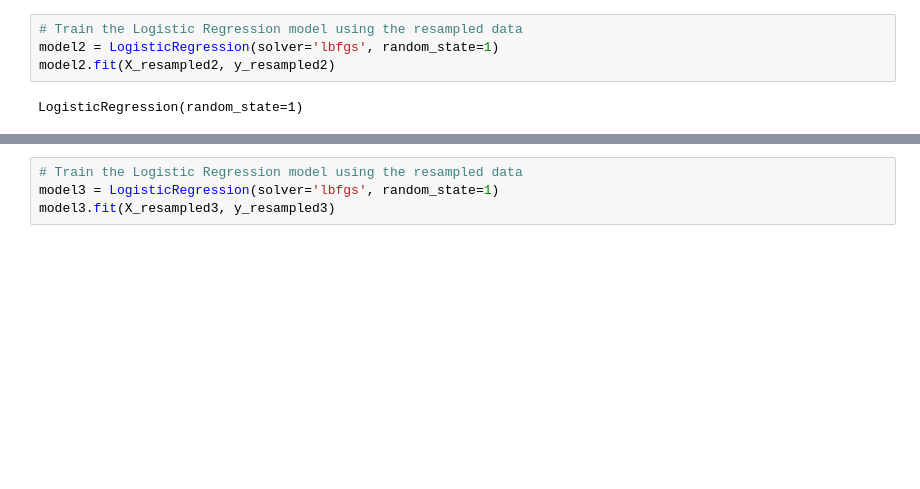
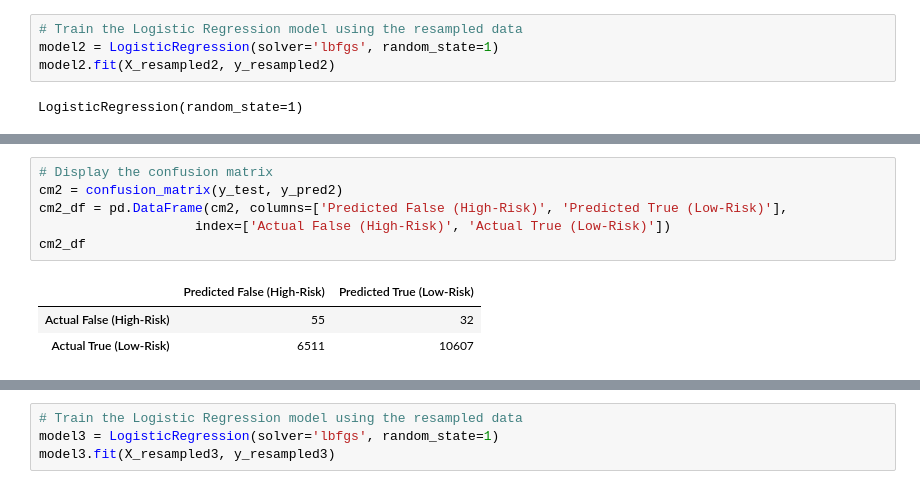
Before and after one commit to amberteets/credit-risk-analysis, a Jupyter notebook: credit_risk_resampling.ipynb, the cells around one changed output, grey strips where cells are left out. Cells and saved outputs as stored; diff of their text form; blank space fills up the shorter version.

```diff
--- a/credit_risk_resampling.ipynb
+++ b/credit_risk_resampling.ipynb
@@ -153,3 +194,13 @@ array([[   55,    32],
+# %%
+# Display the confusion matrix
+cm2 = confusion_matrix(y_test, y_pred2)
+cm2_df = pd.DataFrame(cm2, columns=['Predicted False (High-Risk)', 'Predicted True (Low-Risk)'],
+                    index=['Actual False (High-Risk)', 'Actual True (Low-Risk)'])
+cm2_df
+# %% [output]
+|  | Predicted False (High-Risk) | Predicted True (Low-Risk) |
+| Actual False (High-Risk) | 55 | 32 |
+| Actual True (Low-Risk) | 6511 | 10607 |
 # %%
 # Print the imbalanced classification report
 print(classification_report_imbalanced(y_test, y_pred2))
```
Also changed, not shown: parts of 25 cells of this notebook.
